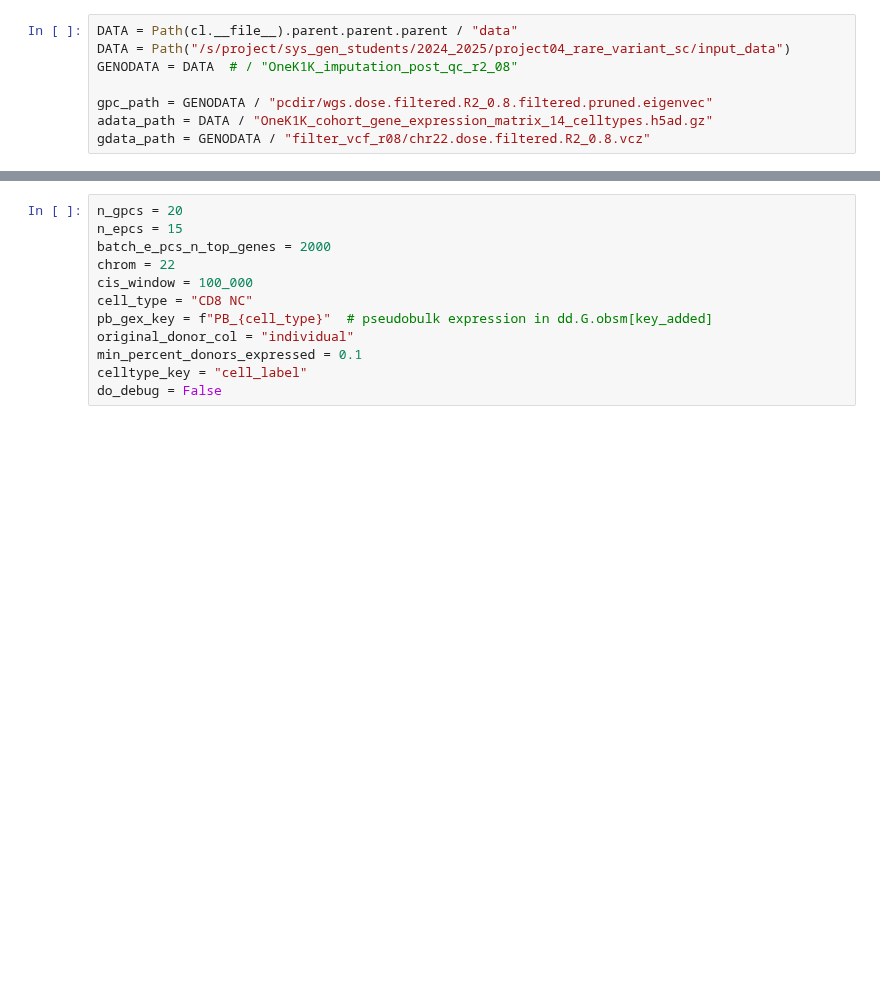
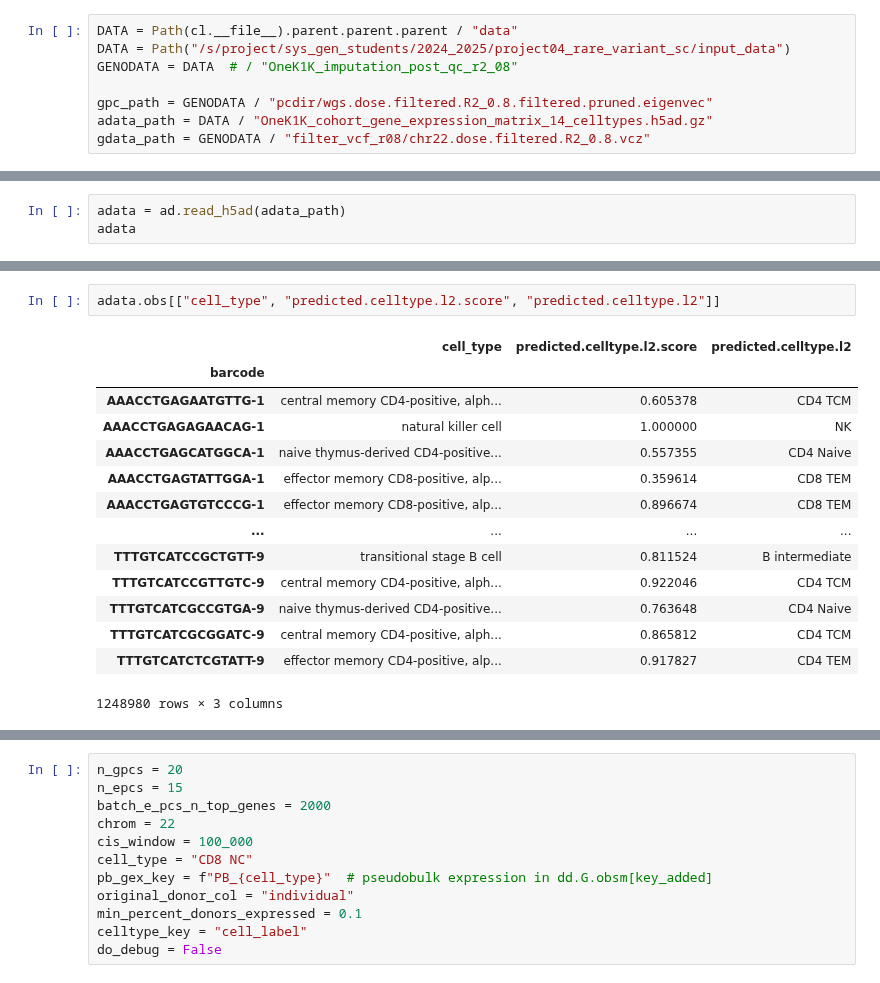
Before and after one commit to theislab/cellink, a Jupyter notebook: docs/tutorials/burden_testing.ipynb, the cells around one changed output, grey strips where cells are left out. Cells and saved outputs as stored; diff of their text form; blank space fills up the shorter version.

```diff
--- a/docs/tutorials/burden_testing.ipynb
+++ b/docs/tutorials/burden_testing.ipynb
@@ -33,0 +52,3 @@ gdata_path = GENODATA / "filter_vcf_r08/chr22.dose.filtered.R2_0.8.vcz"
+# %%
+adata = ad.read_h5ad(adata_path)
+adata
@@ -33,0 +78,17 @@ gdata_path = GENODATA / "filter_vcf_r08/chr22.dose.filtered.R2_0.8.vcz"
+# %%
+adata.obs[["cell_type", "predicted.celltype.l2.score", "predicted.celltype.l2"]]
+# %% [output]
+|  | cell_type | predicted.celltype.l2.score | predicted.celltype.l2 |
+| barcode |  |  |  |
+| AAACCTGAGAATGTTG-1 | central memory CD4-positive, alph... | 0.605378 | CD4 TCM |
+| AAACCTGAGAGAACAG-1 | natural killer cell | 1.000000 | NK |
+| AAACCTGAGCATGGCA-1 | naive thymus-derived CD4-positive... | 0.557355 | CD4 Naive |
+| AAACCTGAGTATTGGA-1 | effector memory CD8-positive, alp... | 0.359614 | CD8 TEM |
+| AAACCTGAGTGTCCCG-1 | effector memory CD8-positive, alp... | 0.896674 | CD8 TEM |
+| ... | ... | ... | ... |
+| TTTGTCATCCGCTGTT-9 | transitional stage B cell | 0.811524 | B intermediate |
+| TTTGTCATCCGTTGTC-9 | central memory CD4-positive, alph... | 0.922046 | CD4 TCM |
+| TTTGTCATCGCCGTGA-9 | naive thymus-derived CD4-positive... | 0.763648 | CD4 Naive |
+| TTTGTCATCGCGGATC-9 | central memory CD4-positive, alph... | 0.865812 | CD4 TCM |
+| TTTGTCATCTCGTATT-9 | effector memory CD4-positive, alp... | 0.917827 | CD4 TEM |
+1248980 rows × 3 columns
```
Also changed, not shown: parts of 39 cells of this notebook.
